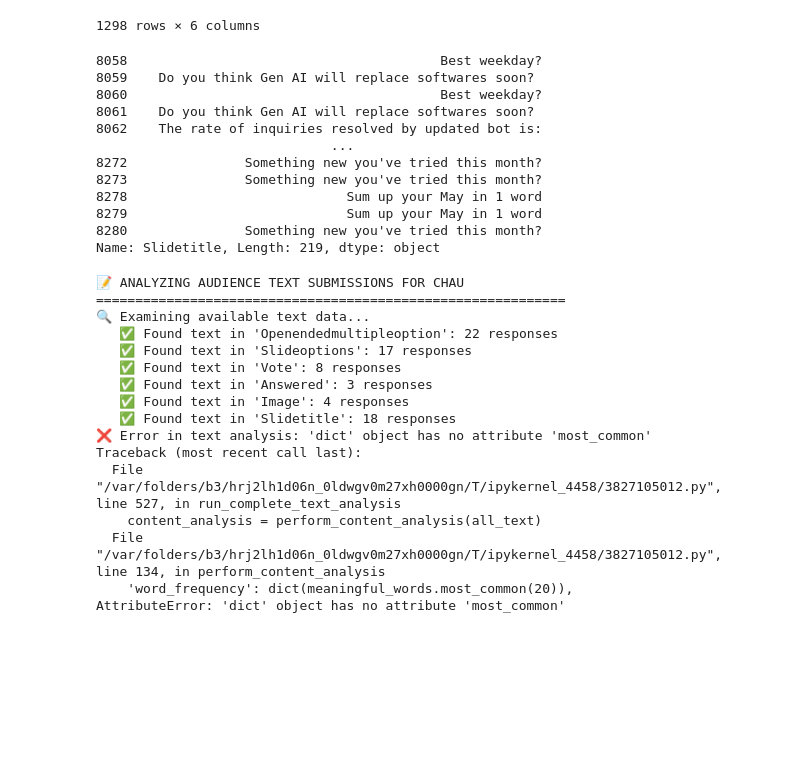
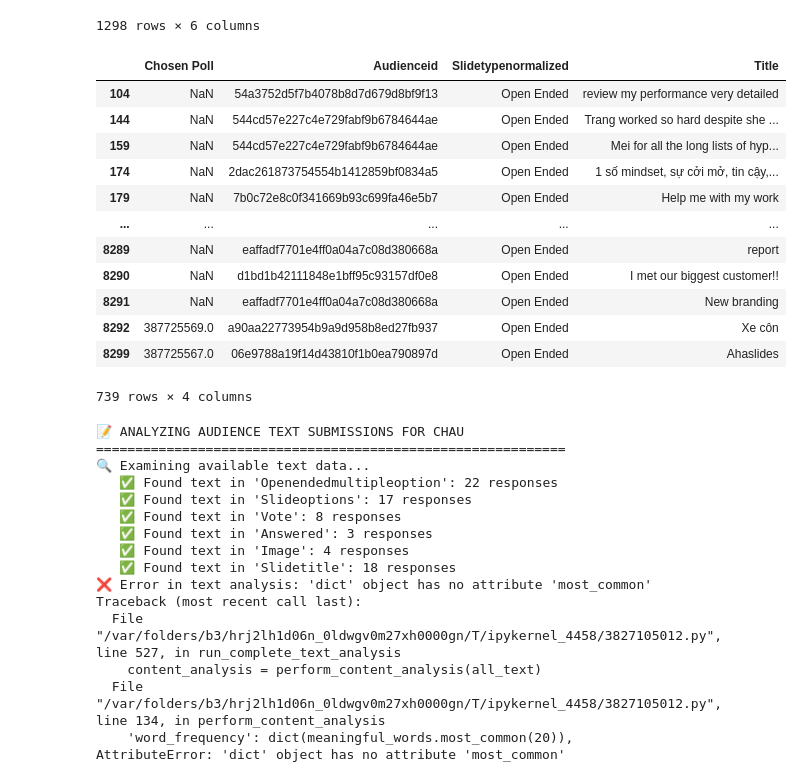
Before and after one commit to kidphys/interaction-analysis, a Jupyter notebook: book.ipynb, the cells around one changed output. Saved outputs shown, nothing was run; the diff lists cells and outputs as text; code cells hidden in the pictures; blank space fills up the shorter version.

```diff
--- a/book.ipynb
+++ b/book.ipynb
@@ -110,23 +110,32 @@ columns = ['ID', 'Source ID', 'Interaction Source', 'Presentationid', 'Slideid',
        'Slide Description', 'Slide Created At', 'Slide Updated At']
 
 df[df['Presentationid'] == 5822909][columns].to_csv('sample_presentation_data.csv')
-# %%
-df = pd.read_csv('duke_presentation_interactions.csv')
-df[df['Presentationid'].isin([6925119])]['Presentation Name']
-# df['Presentationid'].unique()
-# %% [output]
-8058                                        Best weekday?
-8059    Do you think Gen AI will replace softwares soon?
-8060                                        Best weekday?
-8061    Do you think Gen AI will replace softwares soon?
-8062    The rate of inquiries resolved by updated bot is:
-                              ...
-8272               Something new you've tried this month?
-8273               Something new you've tried this month?
-8278                            Sum up your May in 1 word
-8279                            Sum up your May in 1 word
-8280               Something new you've tried this month?
-Name: Slidetitle, Length: 219, dtype: object
+# %%
+df = pd.read_csv('duke_presentation_interactions.csv')
+# df[df['Presentationid'].isin([6925119])]['Presentation Name']
+# df[df['Slidetitle'] == 'How many items did you buy on Shopee in May?'][['Audienceid', 'Poll Vote', 'Slideoptions']]
+audience_df = df[df['Slidetitle'] == 'How many items did you buy on Shopee in May?'][['Audienceid', 'Poll Vote', 'Slideoptions']]
+audience_df.rename(columns={'Poll Vote': 'Chosen Poll'}, inplace=True)
+audience_df['Audienceid'] = audience_df['Audienceid'].astype(str)
+df['Audienceid'] = df['Audienceid'].astype(str)
+tf = df.merge(audience_df, on='Audienceid', how='left')
+tf[tf['Slidetypenormalized'] == 'Open Ended'][['Chosen Poll', 'Audienceid', 'Slidetypenormalized', 'Title']]
+
+# df['Presentationid'].unique()
+# %% [output]
+|  | Chosen Poll | Audienceid | Slidetypenormalized | Title |
+| 104 | NaN | 54a3752d5f7b4078b8d7d679d8bf9f13 | Open Ended | review my performance very detailed |
+| 144 | NaN | 544cd57e227c4e729fabf9b6784644ae | Open Ended | Trang worked so hard despite she ... |
+| 159 | NaN | 544cd57e227c4e729fabf9b6784644ae | Open Ended | Mei for all the long lists of hyp... |
+| 174 | NaN | 2dac261873754554b1412859bf0834a5 | Open Ended | 1 số mindset, sự cởi mở, tin cậy,... |
+| 179 | NaN | 7b0c72e8c0f341669b93c699fa46e5b7 | Open Ended | Help me with my work |
+| ... | ... | ... | ... | ... |
+| 8289 | NaN | eaffadf7701e4ff0a04a7c08d380668a | Open Ended | report |
+| 8290 | NaN | d1bd1b42111848e1bff95c93157df0e8 | Open Ended | I met our biggest customer!! |
+| 8291 | NaN | eaffadf7701e4ff0a04a7c08d380668a | Open Ended | New branding |
+| 8292 | 387725569.0 | a90aa22773954b9a9d958b8ed27fb937 | Open Ended | Xe côn |
+| 8299 | 387725567.0 | 06e9788a19f14d43810f1b0ea790897d | Open Ended | Ahaslides |
+739 rows × 4 columns
 # %%
 import pandas as pd
 import matplotlib.pyplot as plt
```
Also changed, not shown: 1 other file.
